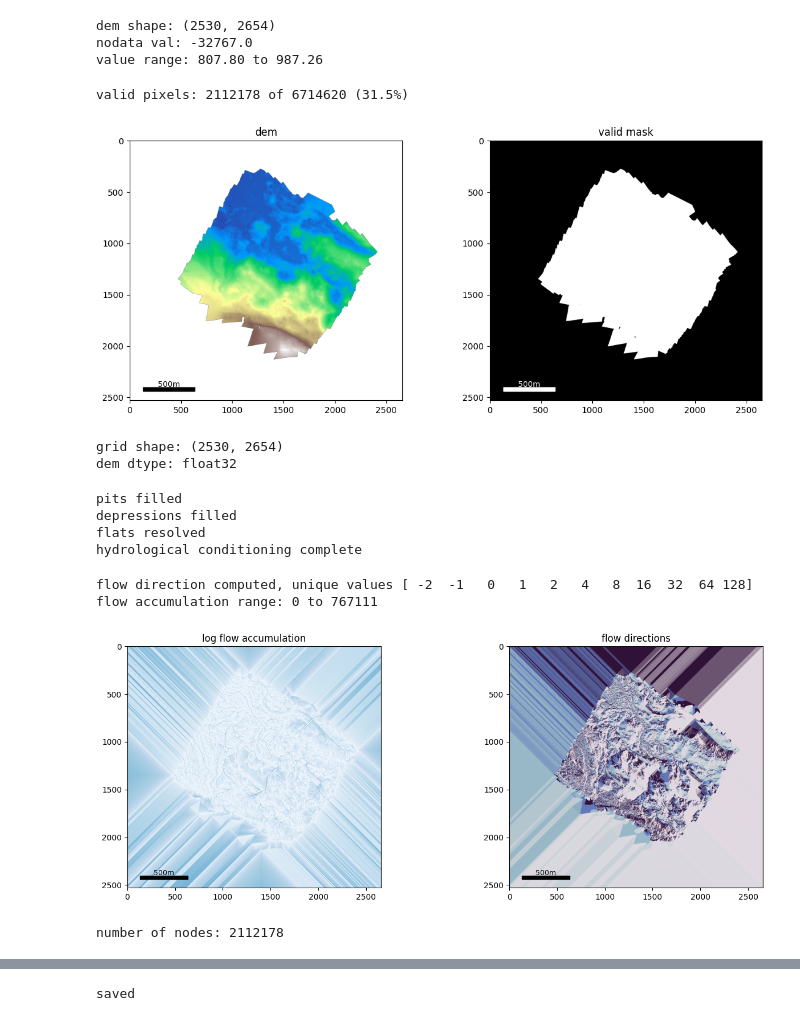
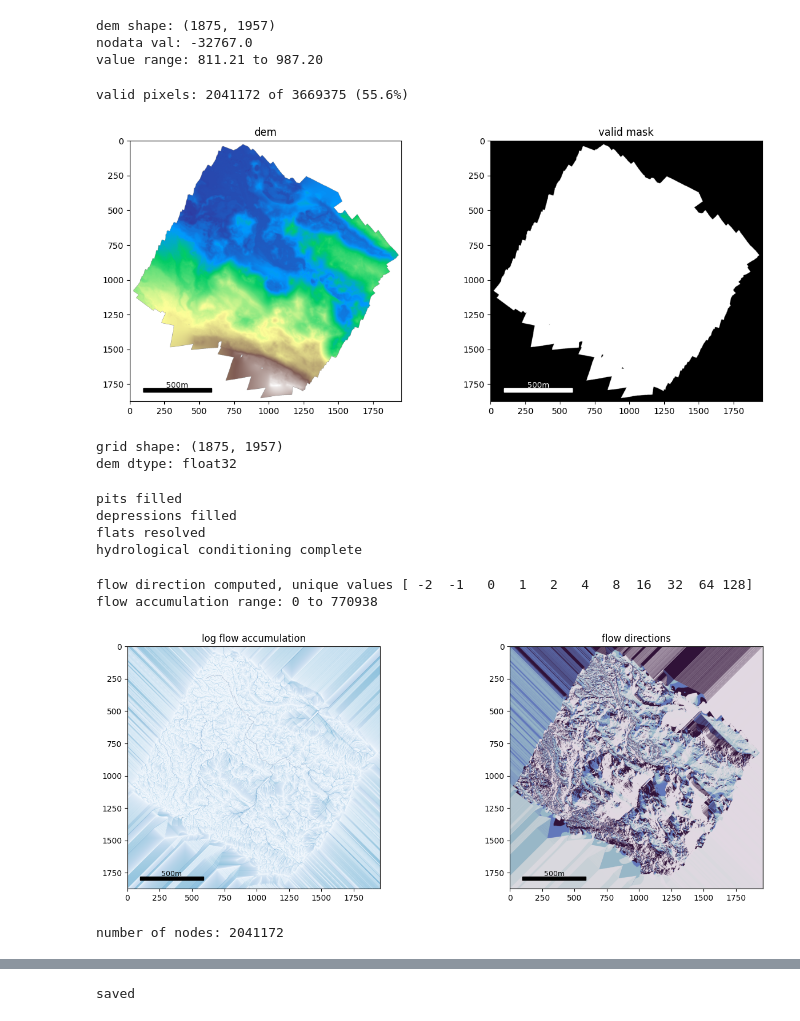
Before and after one commit to waltersn-maine/gdnn, a Jupyter notebook: Graftn/GraFTN_Preconditioning.ipynb, the cells around one changed output, grey strips where cells are left out. Cells and saved outputs as stored; diff of their text form; code cells hidden in the pictures.

Commit message:
redone clipped and resolved to mosaic extent

```diff
--- a/Graftn/GraFTN_Preconditioning.ipynb
+++ b/Graftn/GraFTN_Preconditioning.ipynb
@@ -7,9 +7,13 @@ import matplotlib.pyplot as plt
 from matplotlib.patches import Rectangle
 # %%
 from scipy.sparse import lil_matrix, csr_matrix
+# %%
+### set pixel size to the mosaic resolution
+## everything should work from the mosaic geometry and resolution
+pixel_size = 1.017
 # %%
-dem_path = '/Users/nestorw/Geodyne/gdnn/Graftn/MicaDEM_13Aug25_1m.tif'
-mask_path = '/Users/nestorw/Geodyne/gdnn/Graftn/MicaDEM_13Aug25_1mvalidmask.tif'
+dem_path = 'data/MicaDEM_13Aug25_mosext.tif'
+# mask_path = '/data/MicaDEM_13Aug25_1mvalidmask.tif'
 # %%
 # load DEM with metadata
 
@@ -25,17 +29,15 @@ print(f"dem shape: {dem_shape}")
 print(f"nodata val: {dem_nodata}")
 print(f"value range: {dem_array[dem_array != dem_nodata].min():.2f} to {dem_array[dem_array != dem_nodata].max():.2f}")
 # %% [output]
-dem shape: (2530, 2654)
+dem shape: (1875, 1957)
 nodata val: -32767.0
-value range: 807.80 to 987.26
+value range: 811.21 to 987.20
-# %%
-# load valid mask
-with rasterio.open(mask_path) as src:
-    valid_mask = src.read(1).astype(bool)
-
-print(f"valid pixels: {valid_mask.sum()} of {valid_mask.size} ({100*valid_mask.sum()/valid_mask.size:.1f}%)")
-# %% [output]
-valid pixels: 2112178 of 6714620 (31.5%)
+# %%
+# load valid mask
+valid_mask = dem_array != dem_nodata
+print(f"valid pixels: {valid_mask.sum()} of {valid_mask.size} ({100*valid_mask.sum()/valid_mask.size:.1f}%)")
+# %% [output]
+valid pixels: 2041172 of 3669375 (55.6%)
 # %%
 # apply mask -- set nodata outside valid footprint
 dem_array[~valid_mask] = dem_nodata
@@ -67,19 +69,19 @@ def add_scalebar(ax, pixel_size_m=1.0, length_m=500, color='white'):
 # %%
 # visual check
 fig, axes = plt. subplots(1,2, figsize=(12, 5))
 dem_display = np.where(dem_array == dem_nodata, np.nan, dem_array)
 axes[0].imshow(dem_display, cmap='terrain')
 axes[0].set_title('dem')
-add_scalebar(axes[0], pixel_size_m = 1.0, length_m=500, color='black')
+add_scalebar(axes[0], pixel_size_m = pixel_size, length_m=500, color='black')
 
 axes[1].imshow(valid_mask, cmap='gray')
 axes[1].set_title('valid mask')
-add_scalebar(axes[1], pixel_size_m = 1.0, length_m=500, color='white')
+add_scalebar(axes[1], pixel_size_m = pixel_size, length_m=500, color='white')
 
 plt.tight_layout()
 plt.show()
 # %% [output]
-[figure, old version]
+[figure, new version]
 # %%
 ## step 2 -- hydrological conditioning with pysheds
 
@@ -90,7 +92,7 @@ dem = grid.read_raster(dem_path)
 print(f"grid shape: {grid.shape}")
 print(f"dem dtype: {dem.dtype}")
 # %% [output]
-grid shape: (2530, 2654)
+grid shape: (1875, 1957)
 dem dtype: float32
 # %%
 # fill pits -----
@@ -127,7 +129,7 @@ acc = grid.accumulation(fdir, dirmap=dirmap)
 print(f"flow accumulation range: {acc.min():.0f} to {acc.max():.0f}")
 # %% [output]
 flow direction computed, unique values [ -2  -1   0   1   2   4   8  16  32  64 128]
-flow accumulation range: 0 to 767111
+flow accumulation range: 0 to 770938
 # %%
 # visualize
 fig, axes = plt.subplots(1, 2, figsize=(14,5))
@@ -135,16 +137,16 @@ fig, axes = plt.subplots(1, 2, figsize=(14,5))
 acc_display = np.where(np.array(acc) <= 0, np.nan, np.log1p(np.array(acc)))
 axes[0].imshow(acc_display, cmap='Blues')
 axes[0].set_title('log flow accumulation')
-add_scalebar(axes[0], pixel_size_m = 1.0, length_m=500, color='black')
+add_scalebar(axes[0], pixel_size_m = pixel_size, length_m=500, color='black')
 
 fdir_display = np.where(np.array(fdir) <= 0, np.nan, np.array(fdir))
 axes[1].imshow(fdir_display, cmap='twilight')
 axes[1].set_title('flow directions')
-add_scalebar(axes[1], pixel_size_m = 1.0, length_m=500, color='black')
+add_scalebar(axes[1], pixel_size_m = pixel_size, length_m=500, color='black')
 
-plt.savefig("fig_micanwell_accdirs.png")
+plt.savefig("fig_micanwell_accdirs_mosext.png")
 plt.tight_layout()
 plt.show()
 # %% [output]
-[figure, old version]
+[figure, new version]
 # %%
@@ -152,6 +154,6 @@ plt.show()
 # %%
 ## map valid pixels to node indices
-# valid mask is (2530, 2654) boolean array
+# valid mask is (1875, 1957) boolean array -- (changed with mosaic extent)
 # we need a mapping: (row, col) -> node_index for valid pixels only
 
 fdir_array = np.array(fdir)
@@ -165,7 +167,7 @@ node_index[valid_coords[:, 0], valid_coords[:,1]] = np.arange(n_nodes)
 
 print(f"number of nodes: {n_nodes}")
 # %% [output]
-number of nodes: 2112178
+number of nodes: 2041172
 # %%
 # --- D8 direction offsets ---
 # dirmap = (64, 128, 1, 2, 4, 8, 16, 32)
```
Also changed, not shown: parts of 30 cells of this notebook.
